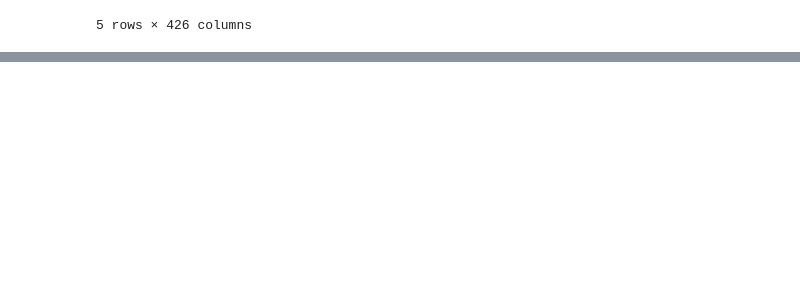
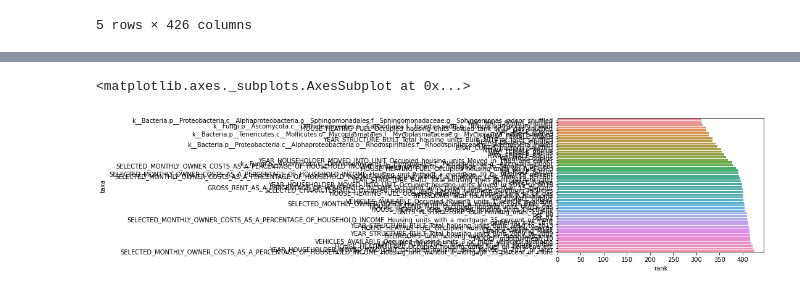
Before and after one commit to kbaseincubator/KE_KG, a Jupyter notebook: src/embeddings/catboost_groupkfold.ipynb, the cells around one changed output, grey strips where cells are left out. Saved outputs shown, nothing was run; the diff lists cells and outputs as text; code cells hidden in the pictures; blank space fills up the shorter version.

```diff
--- a/src/embeddings/catboost_groupkfold.ipynb
+++ b/src/embeddings/catboost_groupkfold.ipynb
@@ -289,0 +339,9 @@ ax = sns.boxplot( data=df.transpose(), palette="Set3")
+# %%
+labels = df_eco.columns.values
+index = np.argwhere(labels=='FIPS')
+labels = np.delete(labels, index)
+index = np.argwhere(labels=='IFR')
+labels = np.delete(labels, index)
+labels = labels.tolist()
+print(len(labels))
+labels
@@ -289,0 +449,2 @@ ax = sns.boxplot( data=df.transpose(), palette="Set3")
+# %%
+ranks_df = pd.DataFrame(ranks.items(), columns=['taxa', 'rank'])
@@ -289,0 +469,5 @@ ax = sns.boxplot( data=df.transpose(), palette="Set3")
+# %%
+sns.barplot(data=ranks_df.sort_values(by='rank', ascending=True)[-50:], x='rank', y='taxa')
+# %% [output]
+<matplotlib.axes._subplots.AxesSubplot at 0x...>
+[figure, added]
```
Also changed, not shown: parts of 16 cells of this notebook.
